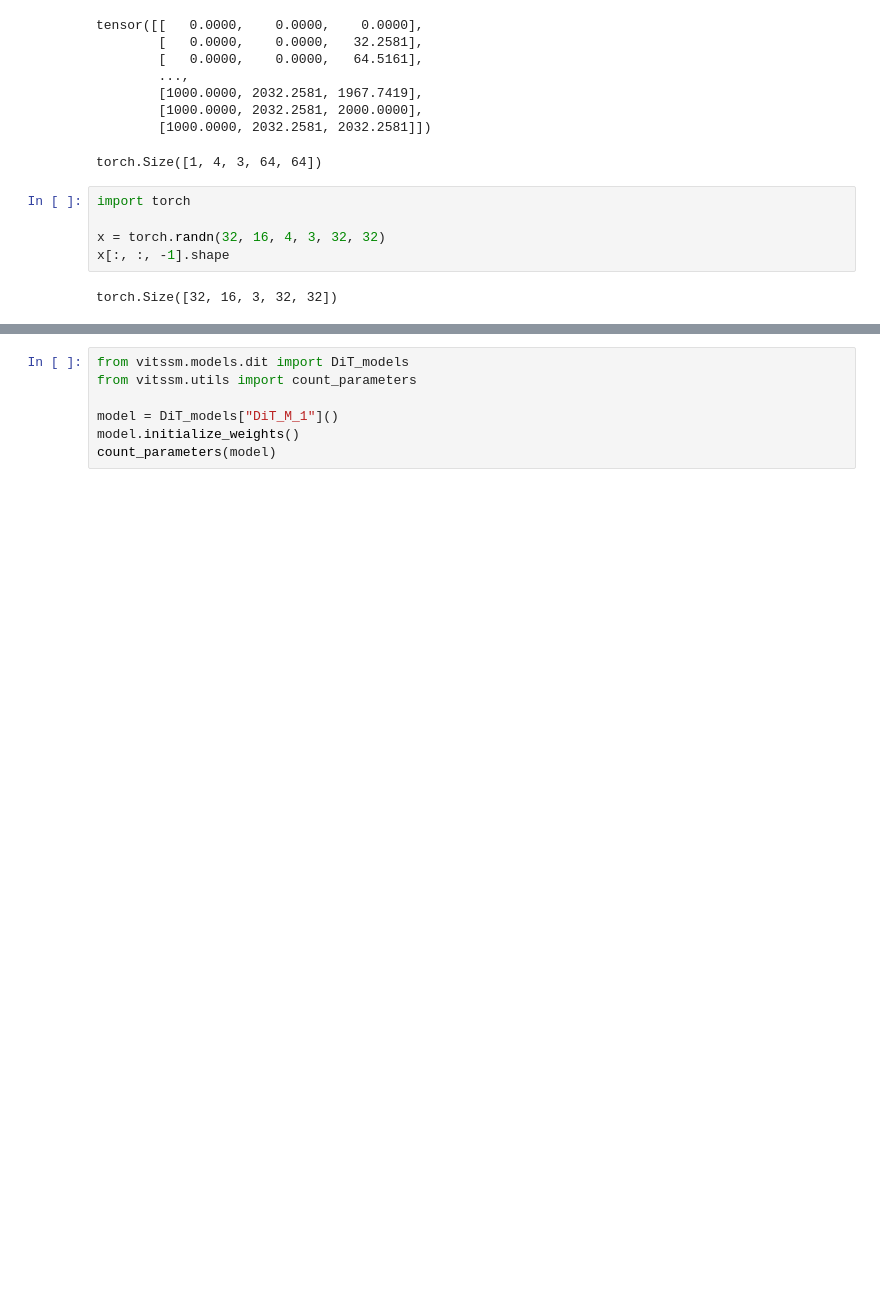
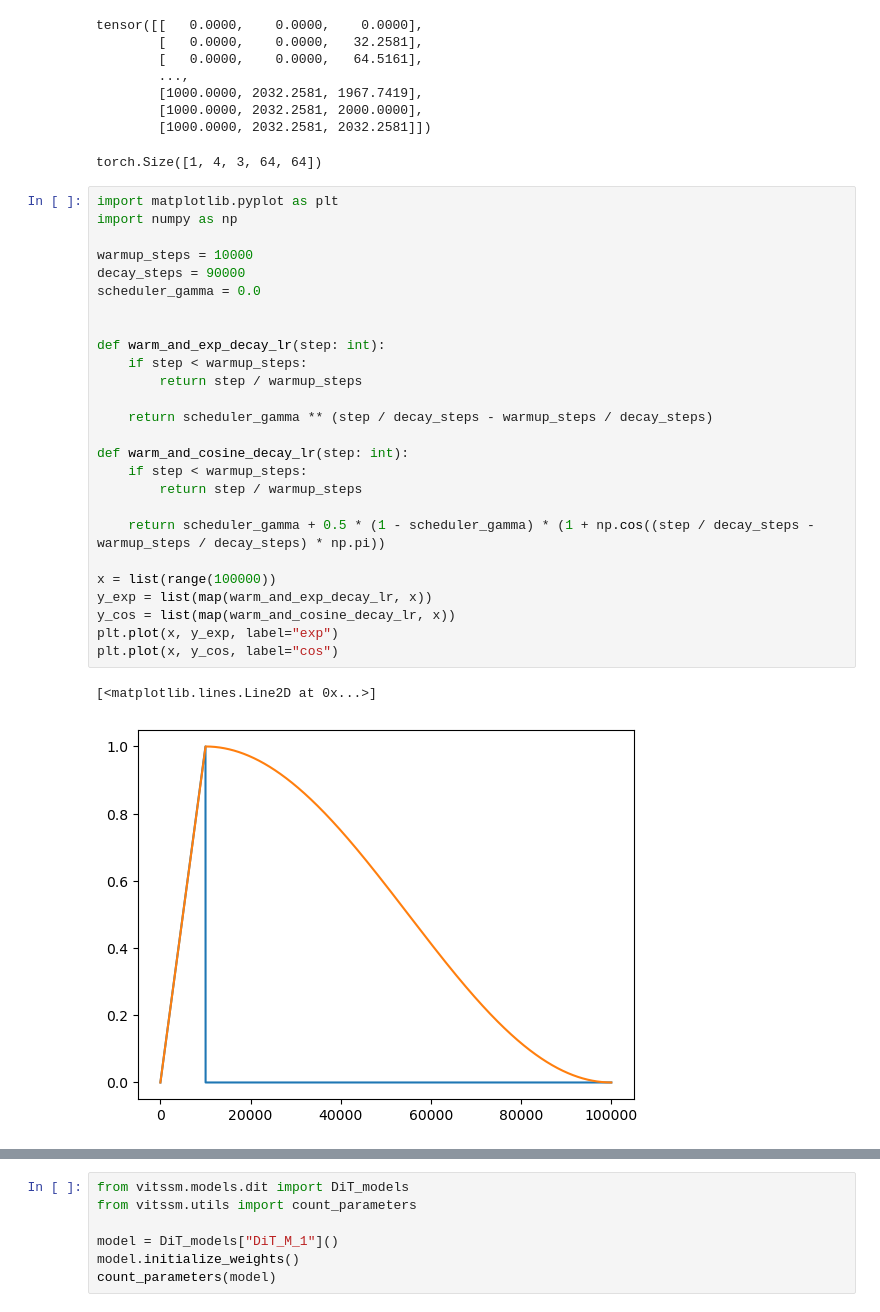
Before and after one commit to davidkuernsteiner/ContVidPred, a Jupyter notebook: test.ipynb, the cells around one changed output, grey strips where cells are left out. Cells and saved outputs as stored; diff of their text form; blank space fills up the shorter version.

Commit message:
update lr schedules and configs

```diff
--- a/test.ipynb
+++ b/test.ipynb
@@ -30,11 +30,33 @@ tensor([[   0.0000,    0.0000,    0.0000],
         [1000.0000, 2032.2581, 2000.0000],
         [1000.0000, 2032.2581, 2032.2581]])
 torch.Size([1, 4, 3, 64, 64])
-# %%
-import torch
-
-x = torch.randn(32, 16, 4, 3, 32, 32)
-x[:, :, -1].shape
-# %% [output]
-torch.Size([32, 16, 3, 32, 32])
+# %%
+import matplotlib.pyplot as plt
+import numpy as np
+
+warmup_steps = 10000
+decay_steps = 90000
+scheduler_gamma = 0.0
+
+
+def warm_and_exp_decay_lr(step: int):
+    if step < warmup_steps:
+        return step / warmup_steps
+
+    return scheduler_gamma ** (step / decay_steps - warmup_steps / decay_steps)
+
+def warm_and_cosine_decay_lr(step: int):
+    if step < warmup_steps:
+        return step / warmup_steps
+
+    return scheduler_gamma + 0.5 * (1 - scheduler_gamma) * (1 + np.cos((step / decay_steps - warmup_steps / decay_steps) * np.pi))
+
+x = list(range(100000))
+y_exp = list(map(warm_and_exp_decay_lr, x))
+y_cos = list(map(warm_and_cosine_decay_lr, x))
+plt.plot(x, y_exp, label="exp")
+plt.plot(x, y_cos, label="cos")
+# %% [output]
+[<matplotlib.lines.Line2D at 0x...>]
+[figure, added]
 # %%
```
Also changed, not shown: parts of 1 cell of this notebook, 4 other files.
